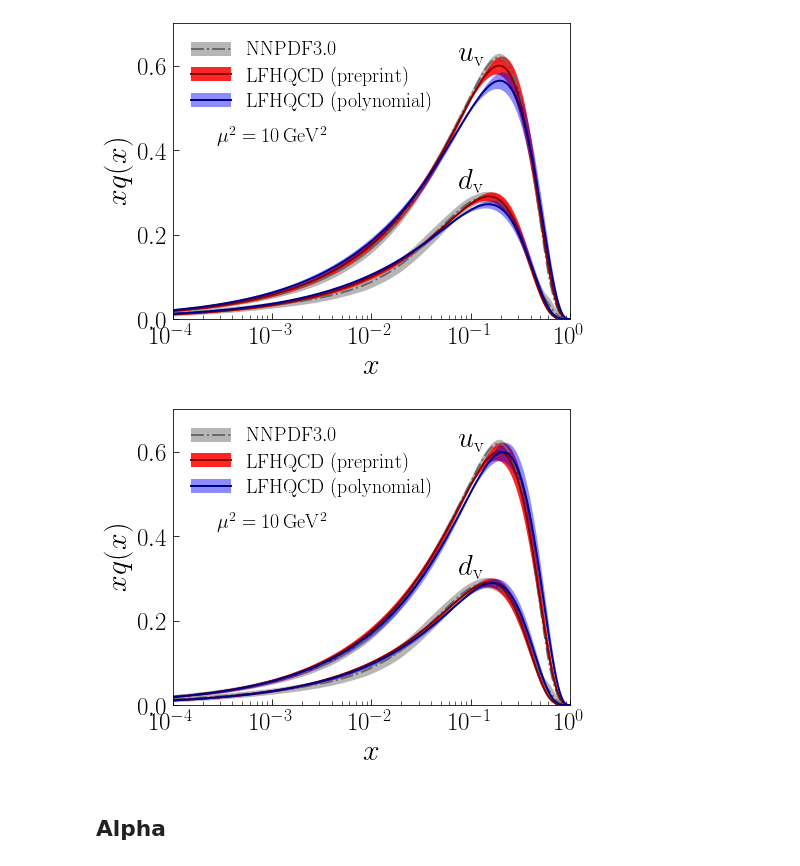
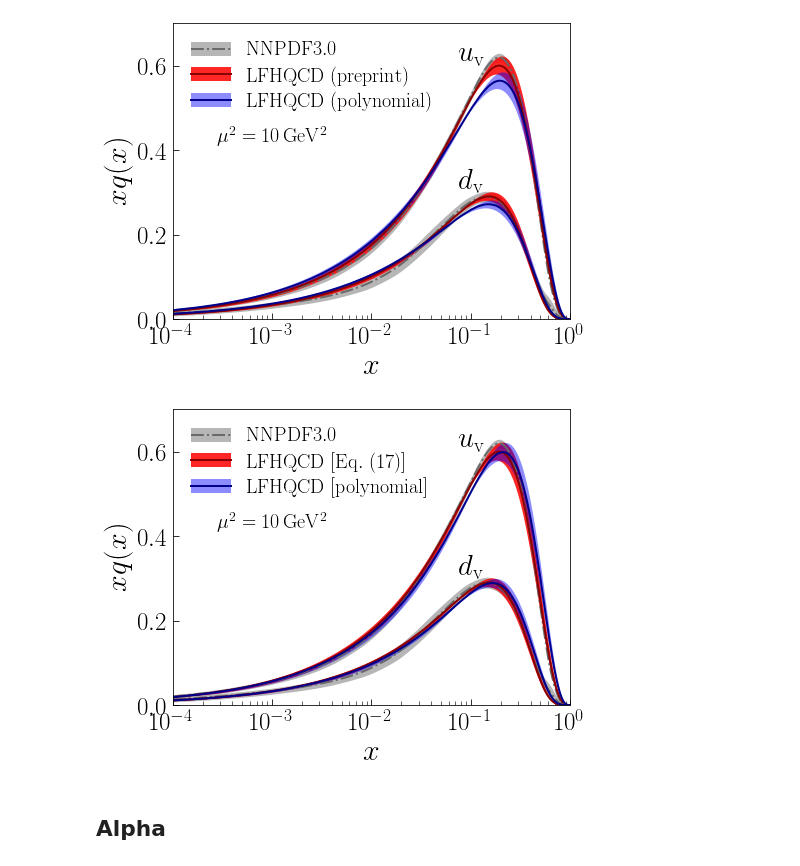
Before and after one commit to TianboLiu/LFHQCD, a Jupyter notebook: evolution/compare-proton.ipynb, the cells around one changed output. Saved outputs shown, nothing was run; the diff lists cells and outputs as text; code cells hidden in the pictures.

```diff
--- a/evolution/compare-proton.ipynb
+++ b/evolution/compare-proton.ipynb
@@ -273,36 +273,36 @@ ax.plot(xf['proton exp4 central'][:,0].T, xf['proton exp4 central'][:,2].T, colo
 ax.fill_between(xf['proton exp4 central'][:,0].T,\
                 (xf['proton exp4 central'][:,2]-((xf['proton exp4 shift1'][:,2]-xf['proton exp4 shift2'][:,2])**2+(xf['proton exp4 shift3'][:,2]-xf['proton exp4 shift4'][:,2])**2)**0.5/2).T,\
                 (xf['proton exp4 central'][:,2]+((xf['proton exp4 shift1'][:,2]-xf['proton exp4 shift2'][:,2])**2+(xf['proton exp4 shift3'][:,2]-xf['proton exp4 shift4'][:,2])**2)**0.5/2).T,\
                 color='red', alpha=0.85, linewidth=0)
 #poly
 ax.plot(xf['proton poly1 central'][:,0].T, xf['proton poly1 central'][:,2].T, color='darkblue', ls='-', linewidth=2)
 ax.fill_between(xf['proton poly1 central'][:,0].T,\
                 (xf['proton poly1 central'][:,2]-((xf['proton poly1 shift1'][:,2]-xf['proton poly1 shift2'][:,2])**2+(xf['proton poly1 shift3'][:,2]-xf['proton poly1 shift4'][:,2])**2)**0.5/2).T,\
                 (xf['proton poly1 central'][:,2]+((xf['proton poly1 shift1'][:,2]-xf['proton poly1 shift2'][:,2])**2+(xf['proton poly1 shift3'][:,2]-xf['proton poly1 shift4'][:,2])**2)**0.5/2).T,\
                 color='blue', alpha=0.45, linewidth=0)
 #setting
 ax.set_xlabel(r'$x$',size=30)
 ax.set_ylabel(r'$xq(x)$',size=30)
 ax.set_xlim(1e-4,1)
 ax.set_ylim(0,0.7)
 ax.set_xscale('log')
 ax.tick_params(axis='both', which='major', labelsize=25, direction='in', length=6, pad=6)
 ax.tick_params(axis='both', which='minor', direction='in', length=4)
 #ax.set_xticks([0.0,0.2,0.4,0.6,0.8,1.0])
 #ax.set_yticks([0.0,0.2,0.4,0.6,0.8])
 #ax.text(0.20,0.70,r'$\rm \mu_0^2 = 0.75\,GeV^2$',horizontalalignment='center',transform=ax.transAxes,size=20)
 ax.text(0.25,0.60,r'$\rm \mu^2 = 10\,GeV^2$',horizontalalignment='center',transform=ax.transAxes,size=20)
 #ax.text(0.10,0.70,r'$w(x)=x^{1-x}e^{-a(1-x)^2}$',horizontalalignment='left',transform=ax.transAxes,size=20)
 ax.text(0.10,0.60,r'$u_{\rm v}$',horizontalalignment='center',size=29)
 ax.text(0.10,0.30,r'$d_{\rm v}$',horizontalalignment='center',size=29)
 L=[(c2,c1[0]), (c4,c3[0]), (c6,c5[0])]
-H=[r'$\rm NNPDF3.0$', r'$\rm LFHQCD~(preprint)$', r'$\rm LFHQCD~(polynomial)$']
+H=[r'$\rm NNPDF3.0$', r'$\rm LFHQCD~[Eq.~(17)]$', r'$\rm LFHQCD~[polynomial]$']
 ax.legend(L, H, fontsize=20,frameon=False, labelspacing=0.3, loc='upper left')
 
 py.tight_layout()
-py.savefig('results/poly1.pdf')
+py.savefig('results/proton-poly-xf.pdf')
 # %% [output]
-[figure, old version]
+[figure, new version]
 # %% [markdown]
 ## Alpha
 # %%
```
Also changed, not shown: parts of 3 cells of this notebook, 10 other files.
